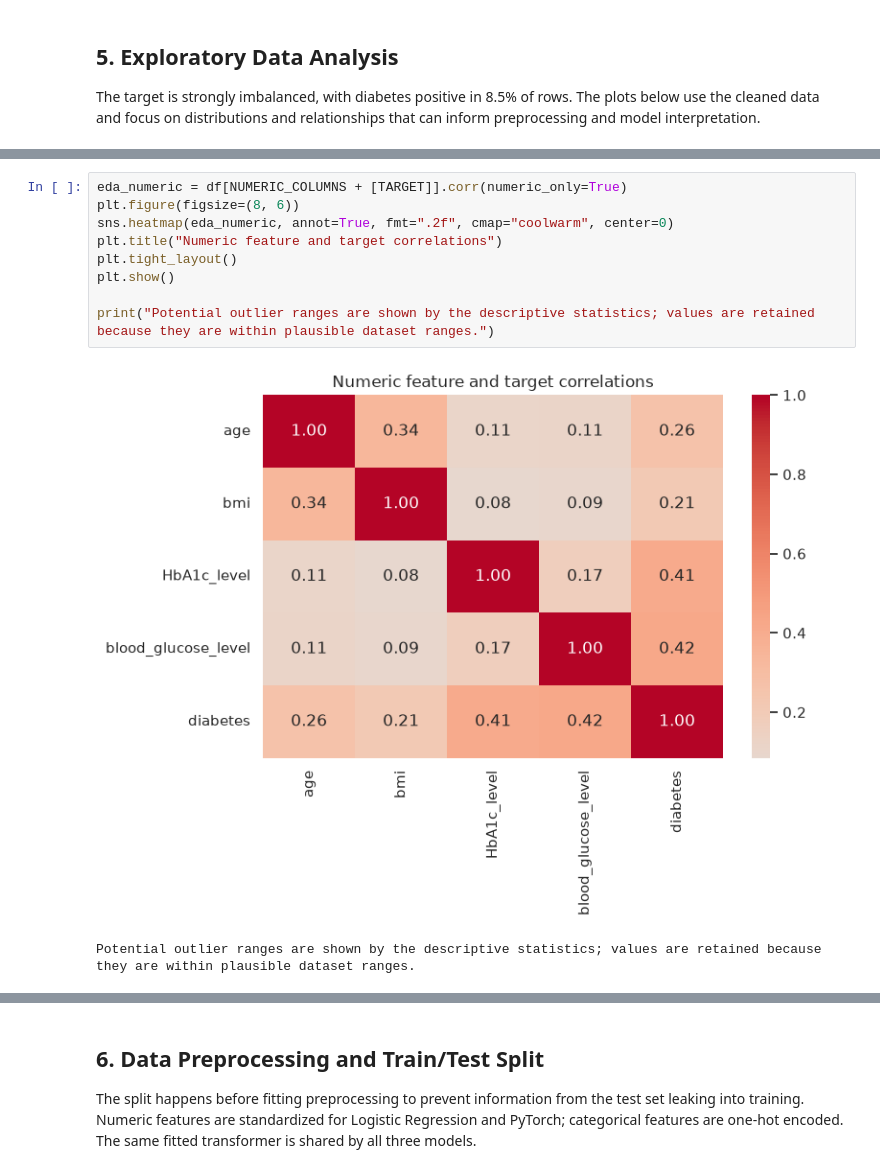
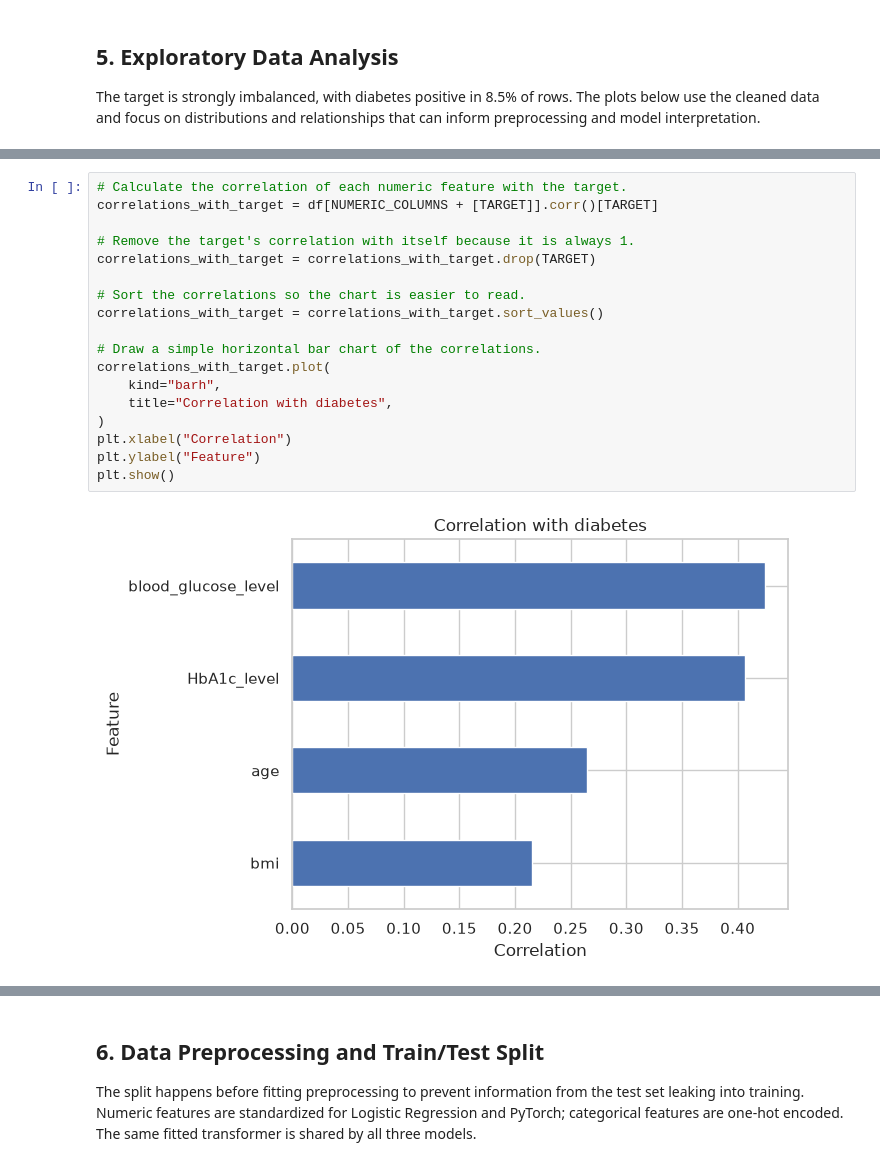
Before and after one commit to supranjal/Diabetes-prediction-ML-, a Jupyter notebook: notebooks/diabetes-prediction.ipynb, the cells around one changed output, grey strips where cells are left out. Cells and saved outputs as stored; diff of their text form.

```diff
--- a/notebooks/diabetes-prediction.ipynb
+++ b/notebooks/diabetes-prediction.ipynb
@@ -179,12 +275,20 @@ plt.show()
 # %%
-eda_numeric = df[NUMERIC_COLUMNS + [TARGET]].corr(numeric_only=True)
-plt.figure(figsize=(8, 6))
-sns.heatmap(eda_numeric, annot=True, fmt=".2f", cmap="coolwarm", center=0)
-plt.title("Numeric feature and target correlations")
-plt.tight_layout()
+# Calculate the correlation of each numeric feature with the target.
+correlations_with_target = df[NUMERIC_COLUMNS + [TARGET]].corr()[TARGET]
+
+# Remove the target's correlation with itself because it is always 1.
+correlations_with_target = correlations_with_target.drop(TARGET)
+
+# Sort the correlations so the chart is easier to read.
+correlations_with_target = correlations_with_target.sort_values()
+
+# Draw a simple horizontal bar chart of the correlations.
+correlations_with_target.plot(
+    kind="barh",
+    title="Correlation with diabetes",
+)
+plt.xlabel("Correlation")
+plt.ylabel("Feature")
 plt.show()
-
-print("Potential outlier ranges are shown by the descriptive statistics; values are retained because they are within plausible dataset ranges.")
 # %% [output]
-[figure, old version]
+[figure, new version]
-Potential outlier ranges are shown by the descriptive statistics; values are retained because they are within plausible dataset ranges.
```
Also changed, not shown: parts of 16 cells of this notebook, 1 other file.
